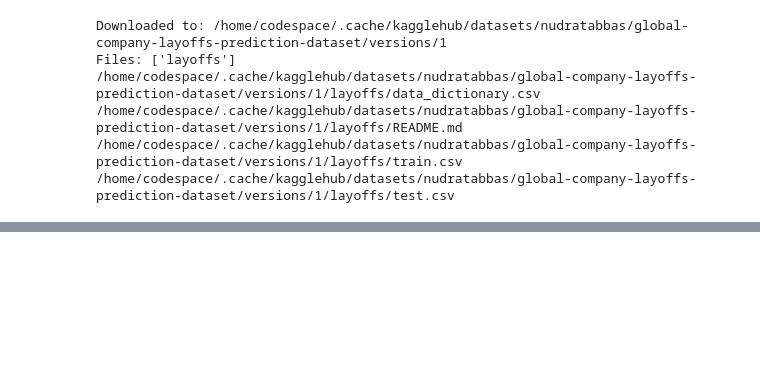
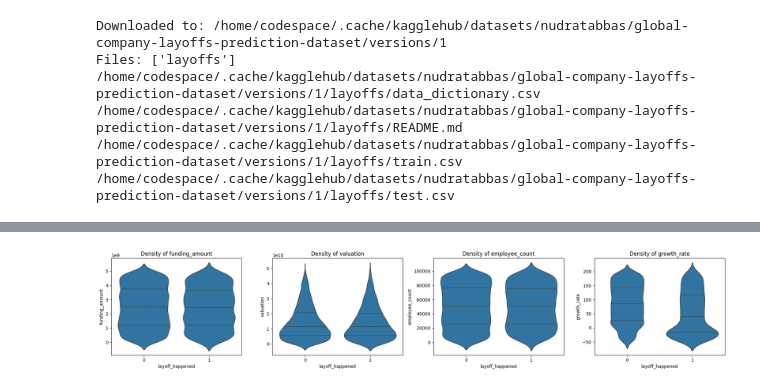
Before and after one commit to sidharthmirch/layoffs, a Jupyter notebook: explorer.ipynb, the cells around one changed output, grey strips where cells are left out. Saved outputs shown, nothing was run; the diff lists cells and outputs as text; code cells hidden in the pictures; blank space fills up the shorter version.

```diff
--- a/explorer.ipynb
+++ b/explorer.ipynb
@@ -32,0 +115,13 @@ train_df.head()
+# %%
+fig, axes = plt.subplots(1,4, figsize=(20,4))
+
+for i, feature in enumerate(features):
+
+    sns.violinplot(data=train_df, x="layoff_happened", y=feature, ax=axes[i], inner="quartile")
+
+    axes[i].set_title(f"Density of {feature}")
+
+plt.tight_layout()
+plt.show()
+# %% [output]
+[figure, added]
```
Also changed, not shown: parts of 6 cells of this notebook.
